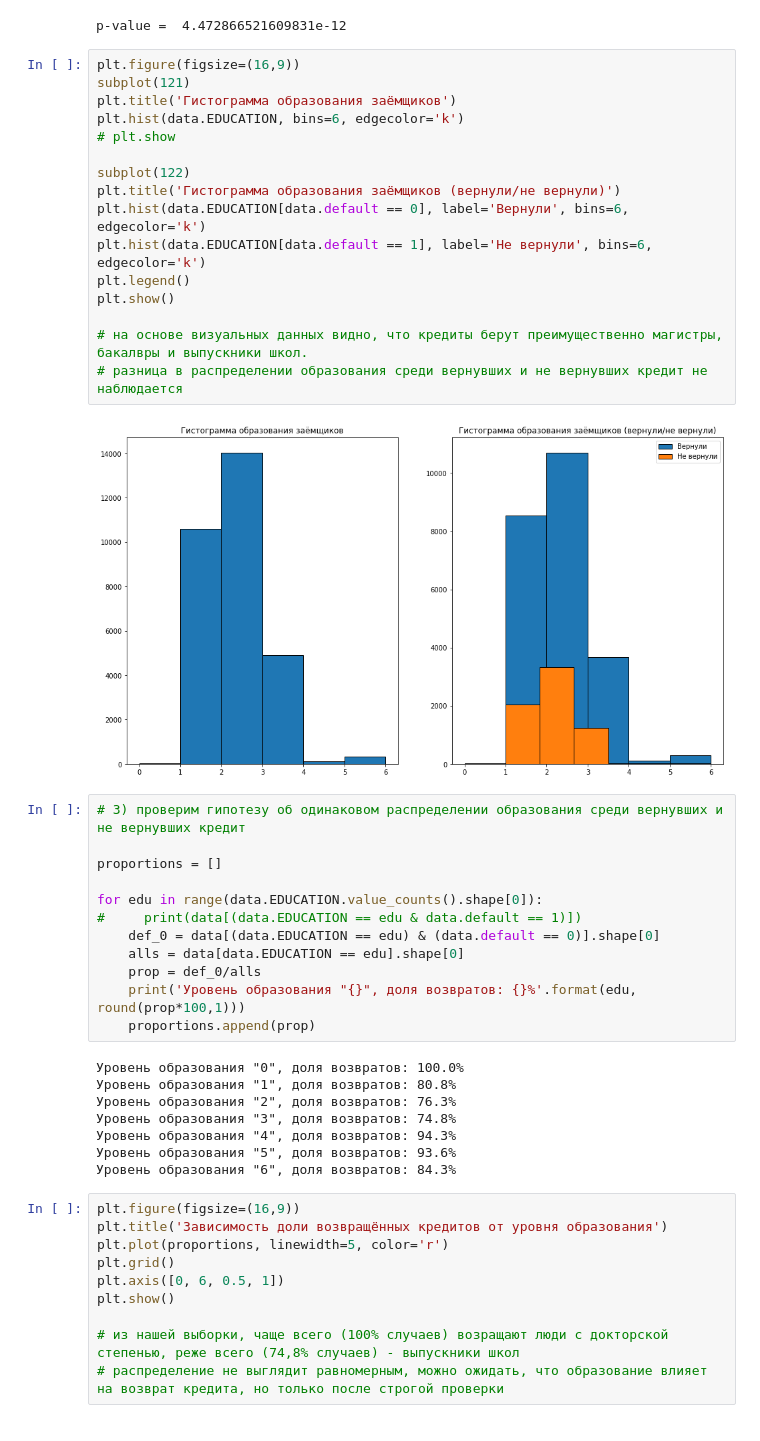
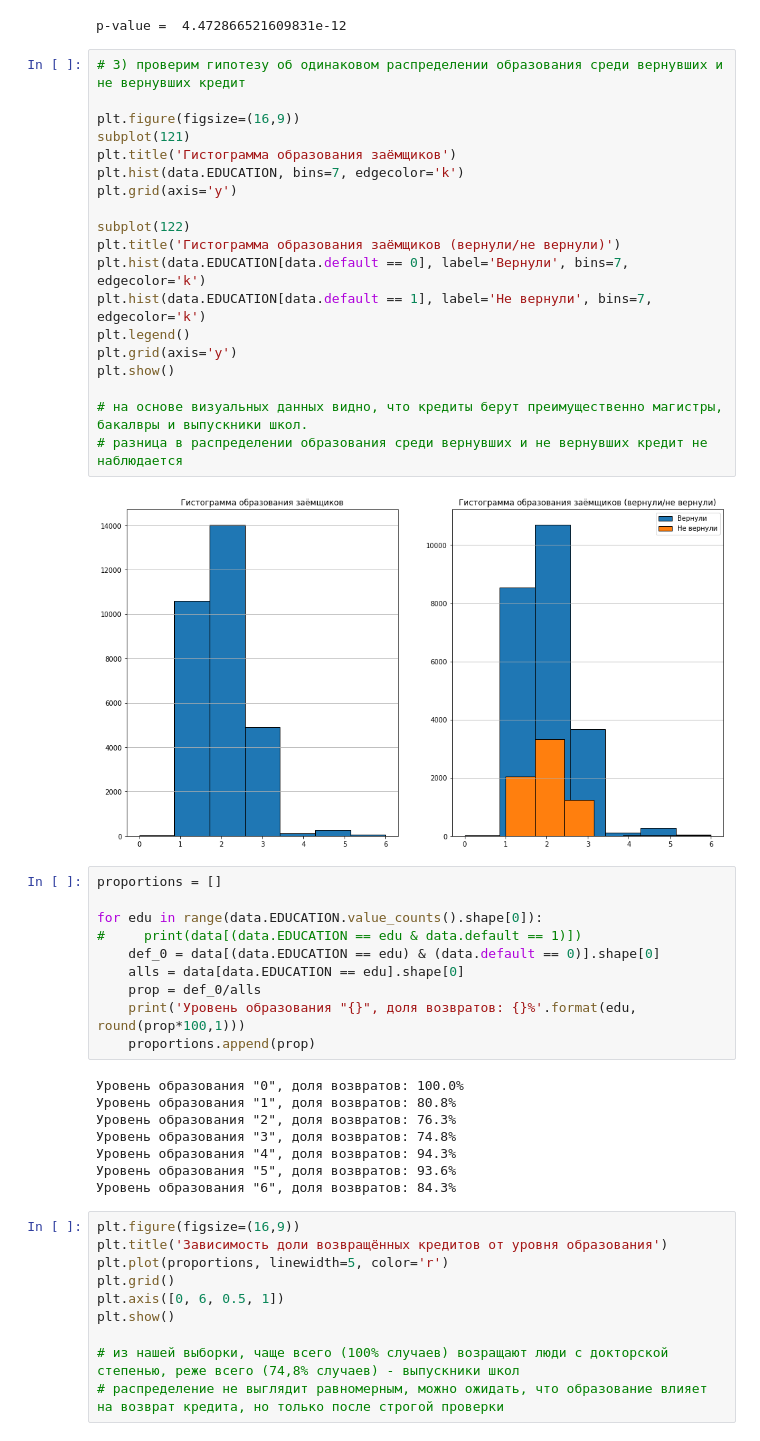
Before and after one commit to RBVV23/Coursera, a Jupyter notebook: Построение выводов по данным/Week_4/Task_1/task_1.ipynb, the cells around one changed output. Saved outputs shown, nothing was run; the diff lists cells and outputs as text.

```diff
--- a/Построение выводов по данным/Week_4/Task_1/task_1.ipynb
+++ b/Построение выводов по данным/Week_4/Task_1/task_1.ipynb
@@ -194,26 +197,27 @@ print('p-value = ', p_value)
 # %% [output]
 p-value =  4.472866521609831e-12
 # %%
+# 3) проверим гипотезу об одинаковом распределении образования среди вернувших и не вернувших кредит
+
 plt.figure(figsize=(16,9))
 subplot(121)
 plt.title('Гистограмма образования заёмщиков')
-plt.hist(data.EDUCATION, bins=6, edgecolor='k')
-# plt.show
+plt.hist(data.EDUCATION, bins=7, edgecolor='k')
+plt.grid(axis='y')
 
 subplot(122)
 plt.title('Гистограмма образования заёмщиков (вернули/не вернули)')
-plt.hist(data.EDUCATION[data.default == 0], label='Вернули', bins=6, edgecolor='k')
-plt.hist(data.EDUCATION[data.default == 1], label='Не вернули', bins=6,  edgecolor='k')
+plt.hist(data.EDUCATION[data.default == 0], label='Вернули', bins=7, edgecolor='k')
+plt.hist(data.EDUCATION[data.default == 1], label='Не вернули', bins=7,  edgecolor='k')
 plt.legend()
+plt.grid(axis='y')
 plt.show()
 
 # на основе визуальных данных видно, что кредиты берут преимущественно магистры, бакалвры и выпускники школ.
 # разница в распределении образования среди вернувших и не вернувших кредит не наблюдается
 # %% [output]
-[figure, old version]
+[figure, new version]
 # %%
-# 3) проверим гипотезу об одинаковом распределении образования среди вернувших и не вернувших кредит
-
 proportions = []
 
 for edu in range(data.EDUCATION.value_counts().shape[0]):
```
Also changed, not shown: parts of 10 cells of this notebook.
